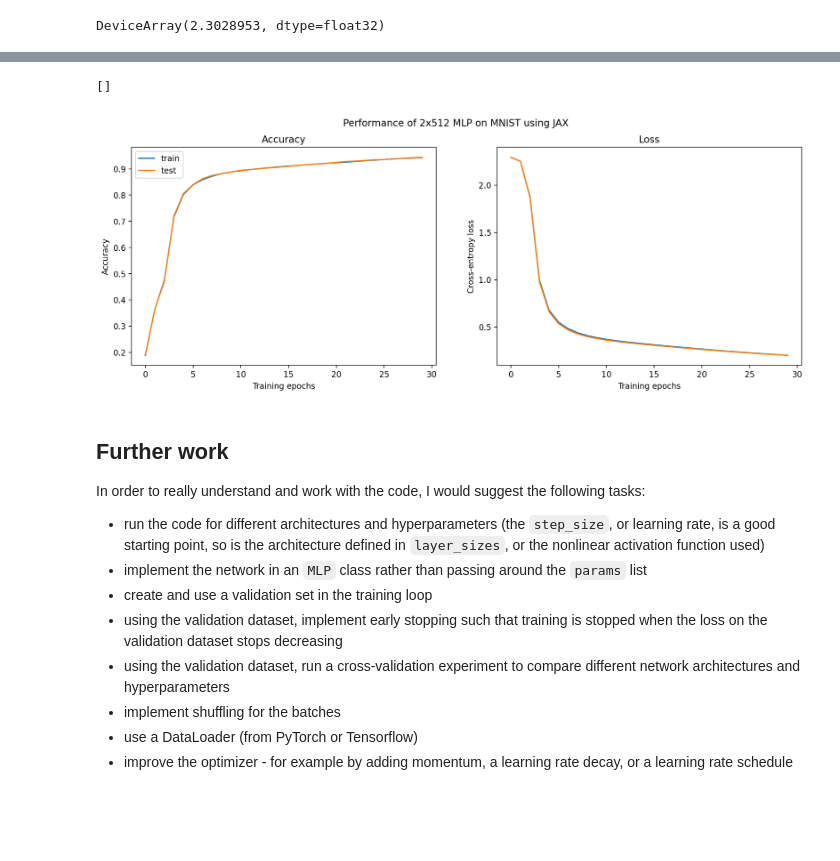
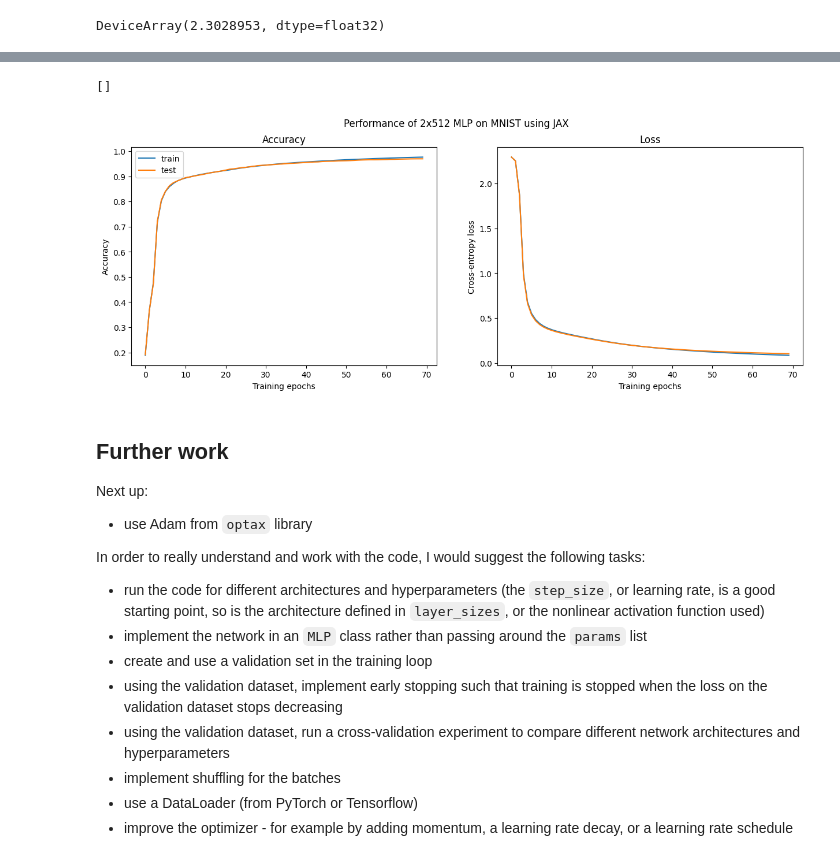
Before and after one commit to rug-minds/teaching, a Jupyter notebook: ProgTut/mnist_jax.ipynb, the cells around one changed output, grey strips where cells are left out. Drawn from its saved outputs; the diff is of its cells as text; code cells hidden in the pictures; blank space fills up the shorter version.

```diff
--- a/ProgTut/mnist_jax.ipynb
+++ b/ProgTut/mnist_jax.ipynb
@@ -188,7 +187,7 @@ loss(params, x_train, y_train)
 # %% [output]
 DeviceArray(2.3028953, dtype=float32)
 # %%
-n_epochs = 30
+n_epochs = 50
 batch_size = 128
 # %%
 train_acc = []
@@ -232,0 +232,19 @@ Epoch 30 (1.68s): train loss 0.20  test loss 0.20 | train acc 94.29%  test acc 9
+# %%
+n_extra_epochs = 20
+for epoch in range(n_extra_epochs):
+    start_time = time.time()
+    n_batches = math.ceil(x_train.shape[0] / batch_size)
+    for batch_idx in range(n_batches):
+        start = batch_idx * batch_size
+        end = -1 if batch_idx == (n_batches - 1) else start + batch_size
+        x_batch = x_train[start:end, :]
+        y_batch = y_train[start:end, :]
+        params = update(params, x_batch, y_batch, step_size=1e-2)
+    epoch_time = time.time() - start_time
+    train_acc.append(accuracy(params, x_train, y_train))
+    test_acc.append(accuracy(params, x_test, y_test))
+    train_loss.append(loss(params, x_train, y_train))
+    test_loss.append(loss(params, x_test, y_test))
+    print(f'Epoch {epoch+n_epochs+1:>2} ({epoch_time:<.2f}s): ', end='')
+    print(f'train loss {train_loss[-1]:<5.2f} test loss {test_loss[-1]:<5.2f}', end='| ')
+    print(f'train acc {train_acc[-1]:<7.2%} test acc {test_acc[-1]:<7.2%}')
@@ -233,23 +272,26 @@ Epoch 30 (1.68s): train loss 0.20  test loss 0.20 | train acc 94.29%  test acc 9
 # %%
-fig, axs = plt.subplots(ncols=2, nrows=1, dpi=200, figsize=(15, 5), sharex=True)
+fig, axs = plt.subplots(ncols=2, nrows=1, dpi=100, figsize=(15, 5), sharex=True)
 fig.suptitle('Performance of 2x512 MLP on MNIST using JAX')
 axs[0].set_title('Accuracy')
 axs[0].plot(train_acc, label='train')
 axs[0].plot(test_acc, label='test')
 axs[0].set_ylabel('Accuracy')
 axs[0].set_xlabel('Training epochs')
 axs[0].legend()
 axs[1].set_title('Loss')
 axs[1].plot(train_loss, label='train')
 axs[1].plot(test_loss, label='test')
 axs[1].set_ylabel('Cross-entropy loss')
 axs[1].set_xlabel('Training epochs')
 plt.plot()
 # %% [output]
 []
-[figure, old version]
+[figure, new version]
 # %% [markdown]
 ## Further work
+
+Next up:
+- use Adam from `optax` library
 
 In order to really understand and work with the code, I would suggest the following tasks:
 - run the code for different architectures and hyperparameters (the `step_size`, or learning rate, is a good starting point, so is the architecture defined in `layer_sizes`, or the nonlinear activation function used)
```
Also changed, not shown: parts of 6 cells of this notebook, 1 other file.
